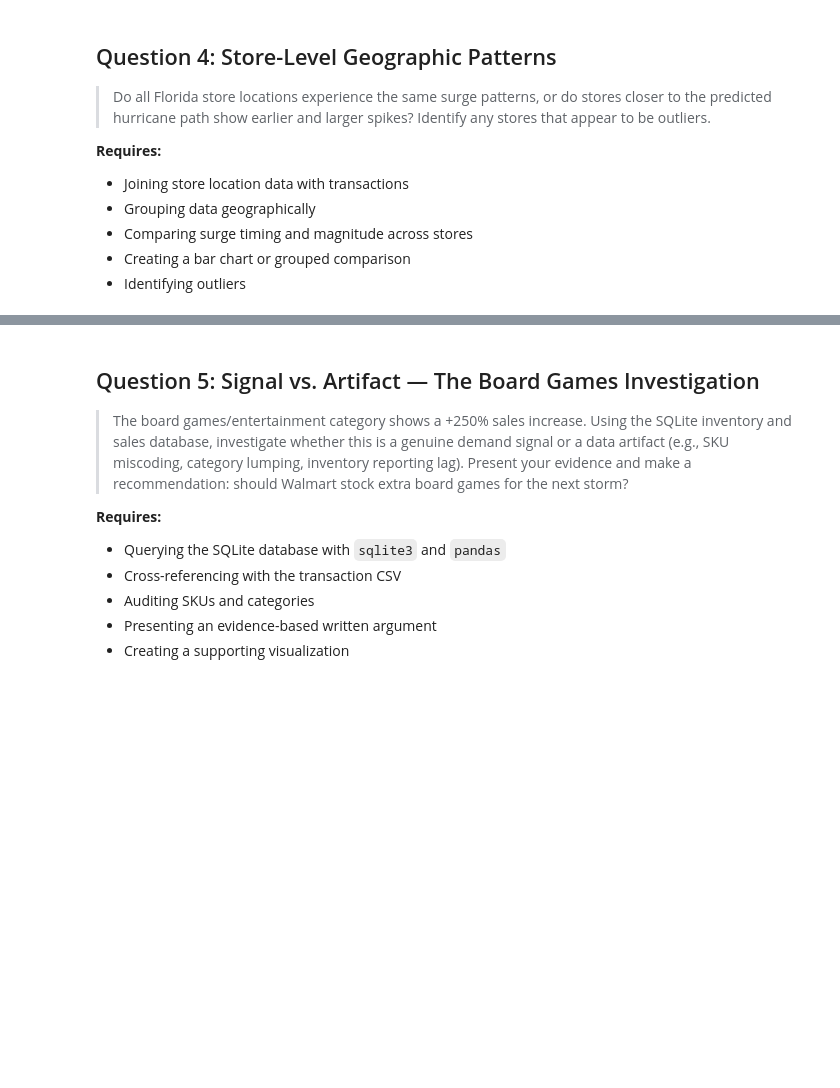
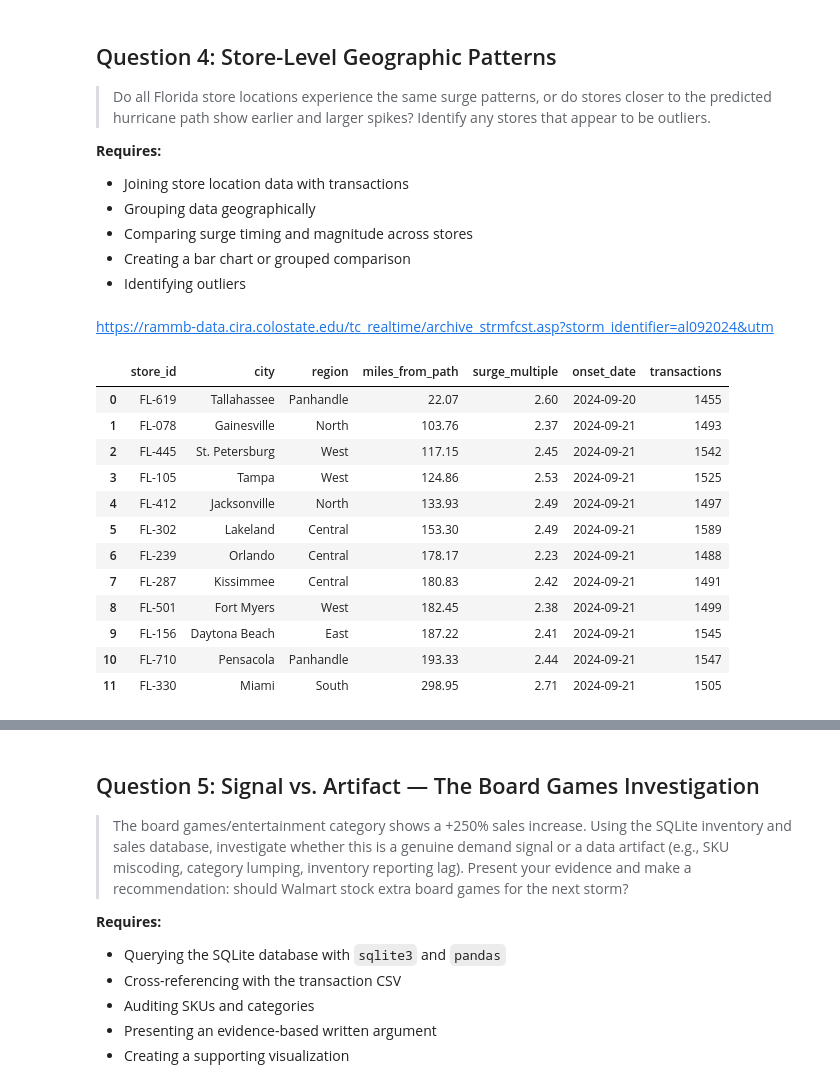
Before and after one commit to simichakravarty16/walmart-hurricane-project, a Jupyter notebook: notebooks/team_notebook.ipynb, the cells around one changed output, grey strips where cells are left out. Cells and saved outputs as stored; diff of their text form; code cells hidden in the pictures; blank space fills up the shorter version.

```diff
--- a/notebooks/team_notebook.ipynb
+++ b/notebooks/team_notebook.ipynb
@@ -1890,6 +1890,8 @@ plt.tight_layout(); plt.show()
 - Comparing surge timing and magnitude across stores
 - Creating a bar chart or grouped comparison
 - Identifying outliers
+# %% [markdown]
+https://rammb-data.cira.colostate.edu/tc_realtime/archive_strmfcst.asp?storm_identifier=al092024&utm
 # %%
 # Q4, Step 1: Join transactions with store locations and define time periods
 
@@ -1911,3 +1913,56 @@ baseline = q4_data[
 surge = q4_data[
     q4_data["date"].between("2024-09-19", "2024-09-25")
 ]
+# %%
+# Q4, Step 2: one row per store, with geography, surge numbers and distance from Helene's path
+BASE_DAYS, SURGE_DAYS = 15, 7
+
+# Predicted path: NHC forecast issued 2024-09-24 00:00 UTC, one position per forecast day (hours 0, 24, 48, 72, 96)
+# Source: RAMMB/CIRA TC Real-Time archive, AL092024. Longitudes on that page are degrees east (0-360), so subtract 360.
+track = pd.DataFrame({"valid_utc": ["2024-09-24 00:00", "2024-09-25 00:00", "2024-09-26 00:00", "2024-09-27 00:00", "2024-09-28 00:00"],
+                      "lat":       [18.2, 20.2, 23.4, 30.4, 37.0],
+                      "lon_360":   [277.9, 275.4, 274.2, 276.1, 275.0]})
+track["lon"] = track["lon_360"] - 360
+# The daily points are far apart (up to ~700 miles), so draw the line between them before measuring distance
+steps = np.linspace(0, len(track) - 1, 2000)
+path_lat = np.interp(steps, track.index, track["lat"])
+path_lon = np.interp(steps, track.index, track["lon"])
+
+def miles_from_path(lat, lon):
+    p1, p2 = np.radians(lat), np.radians(path_lat)
+    a = np.sin((p2 - p1) / 2) ** 2 + np.cos(p1) * np.cos(p2) * np.sin(np.radians(path_lon - lon) / 2) ** 2
+    return (2 * 3958.8 * np.arcsin(np.sqrt(a))).min()          # miles to the closest point on the path
+
+by_store = pd.DataFrame({
+    "baseline_per_day": baseline.groupby("store_id")["quantity"].sum() / BASE_DAYS,
+    "surge_per_day":    surge.groupby("store_id")["quantity"].sum() / SURGE_DAYS,
+    "transactions":     pd.concat([baseline, surge]).groupby("store_id").size(),
+}).reset_index()
+by_store["surge_multiple"] = by_store["surge_per_day"] / by_store["baseline_per_day"]
+
+# Surge timing: first day the store sells at least 1.5x its baseline average and stays there through Sep 25
+daily = surge.groupby(["date", "store_id"])["quantity"].sum().unstack("store_id")
+ratio = daily / by_store.set_index("store_id")["baseline_per_day"]
+by_store["onset_date"] = by_store["store_id"].map((ratio.iloc[::-1].cummin().iloc[::-1] >= 1.5).idxmax())
+
+# Join geography. FL-619 (Tallahassee) has no coordinates in store_locations.csv, so use the city's public coordinates.
+geo = clean_stores[["store_id", "city", "region", "latitude", "longitude"]].copy()
+geo.loc[geo["store_id"] == "FL-619", ["latitude", "longitude"]] = [30.4383, -84.2807]
+by_store = by_store.merge(geo, on="store_id")
+by_store["miles_from_path"] = [miles_from_path(la, lo) for la, lo in zip(by_store["latitude"], by_store["longitude"])]
+by_store = by_store.sort_values("miles_from_path").reset_index(drop=True)
+display(by_store[["store_id", "city", "region", "miles_from_path", "surge_multiple", "onset_date", "transactions"]].round(2))
+# %% [output]
+|  | store_id | city | region | miles_from_path | surge_multiple | onset_date | transactions |
+| 0 | FL-619 | Tallahassee | Panhandle | 22.07 | 2.60 | 2024-09-20 | 1455 |
+| 1 | FL-078 | Gainesville | North | 103.76 | 2.37 | 2024-09-21 | 1493 |
+| 2 | FL-445 | St. Petersburg | West | 117.15 | 2.45 | 2024-09-21 | 1542 |
+| 3 | FL-105 | Tampa | West | 124.86 | 2.53 | 2024-09-21 | 1525 |
+| 4 | FL-412 | Jacksonville | North | 133.93 | 2.49 | 2024-09-21 | 1497 |
+| 5 | FL-302 | Lakeland | Central | 153.30 | 2.49 | 2024-09-21 | 1589 |
+| 6 | FL-239 | Orlando | Central | 178.17 | 2.23 | 2024-09-21 | 1488 |
+| 7 | FL-287 | Kissimmee | Central | 180.83 | 2.42 | 2024-09-21 | 1491 |
+| 8 | FL-501 | Fort Myers | West | 182.45 | 2.38 | 2024-09-21 | 1499 |
+| 9 | FL-156 | Daytona Beach | East | 187.22 | 2.41 | 2024-09-21 | 1545 |
+| 10 | FL-710 | Pensacola | Panhandle | 193.33 | 2.44 | 2024-09-21 | 1547 |
+| 11 | FL-330 | Miami | South | 298.95 | 2.71 | 2024-09-21 | 1505 |
```
Also changed, not shown: parts of 2 cells of this notebook.
